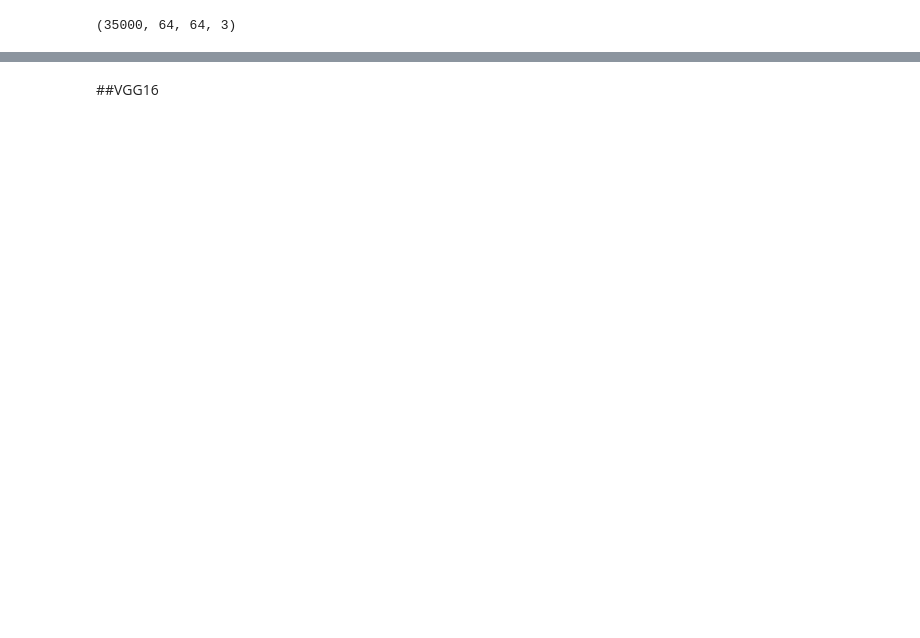
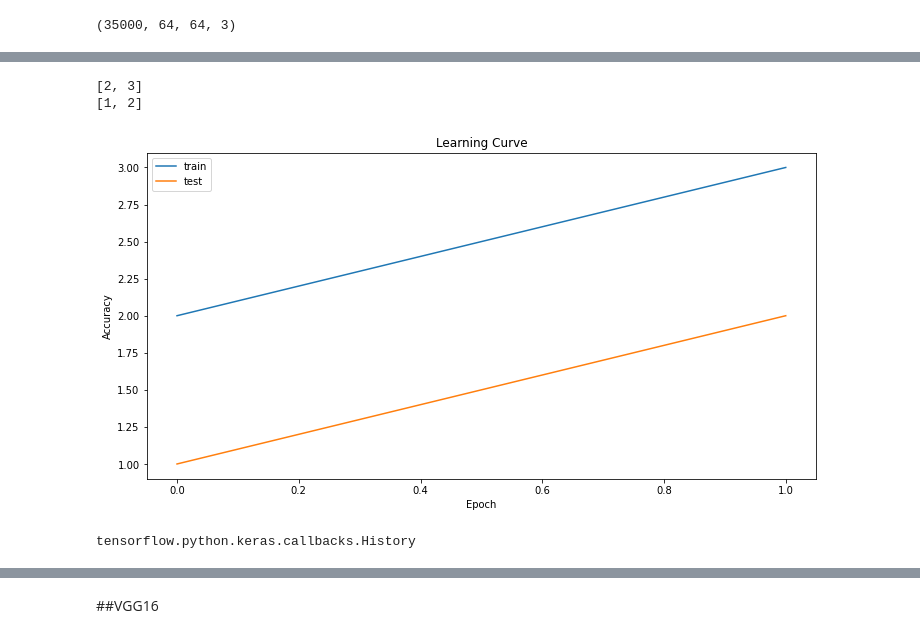
Before and after one commit to JakubStanczak/Amazon_forest_classification, a Jupyter notebook: Amazon_forest.ipynb, the cells around one changed output, grey strips where cells are left out. Cells and saved outputs as stored; diff of their text form; code cells hidden in the pictures; blank space fills up the shorter version.

Commit message:
Template for working on pre trained models

```diff
--- a/Amazon_forest.ipynb
+++ b/Amazon_forest.ipynb
@@ -121,17 +123,6 @@ def score_model(model):
 
   print("Test score (f1): ", score)
   print("Error: %.2f%%" % (100-score*100))
-
-def draw_learning_curve(history, key='accuracy', ylim=(0.8, 1.01)):
-  plt.figure(figsize=(12,6))
-  plt.plot(history.history[key])
-  plt.plot(history.history['val_' + key])
-  plt.title('Learning Curve')
-  plt.ylabel(key.title())
-  plt.xlabel('Epoch')
-  plt.ylim(ylim)
-  plt.legend(['train', 'test'], loc='best')
-  plt.show()
 # %%
 all_labels = df_train['tags'].map(lambda x: x.split(' ')).values
 labels = list(set([y for x in all_labels for y in x]))
@@ -208,0 +219,10 @@ history
+# %%
+draw_learning_curve([[2,3],[1,2]])
+# %% [output]
+[2, 3]
+[1, 2]
+[figure, added]
+# %%
+type(history)
+# %% [output]
+tensorflow.python.keras.callbacks.History
```
Also changed, not shown: parts of 18 cells of this notebook.
